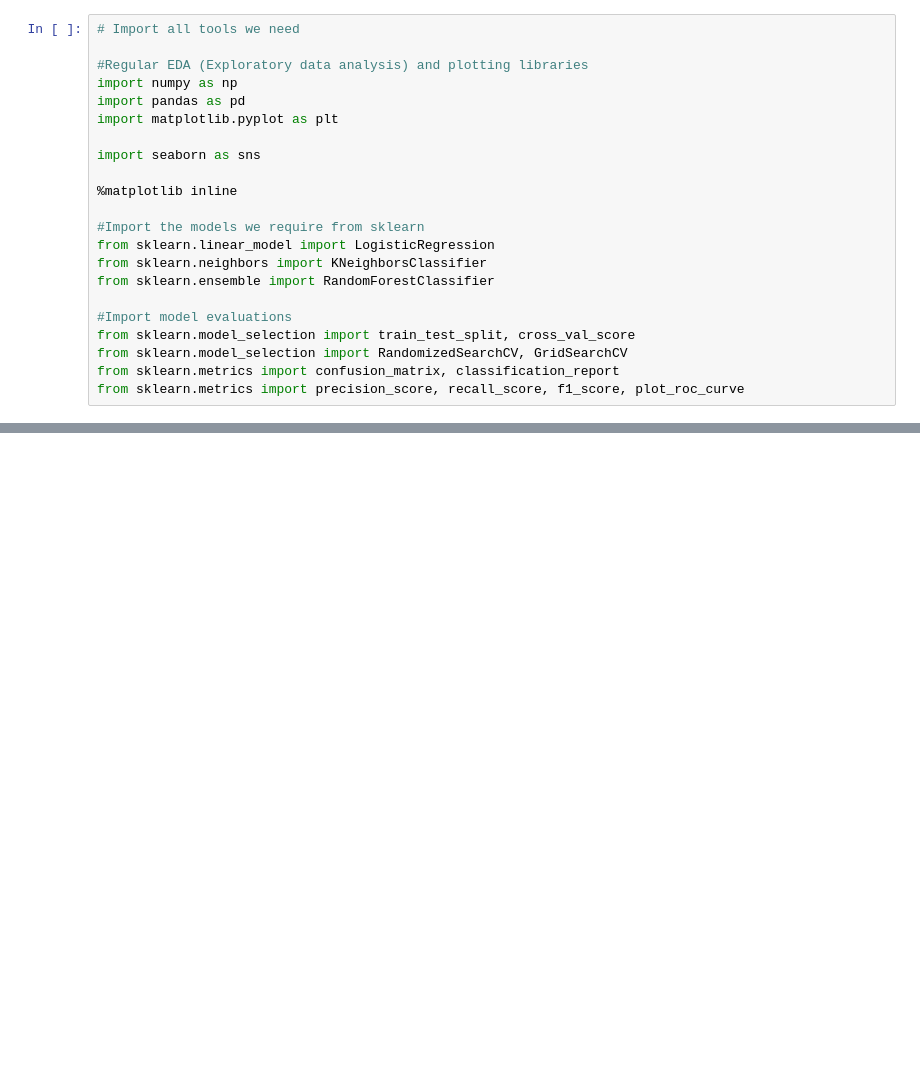
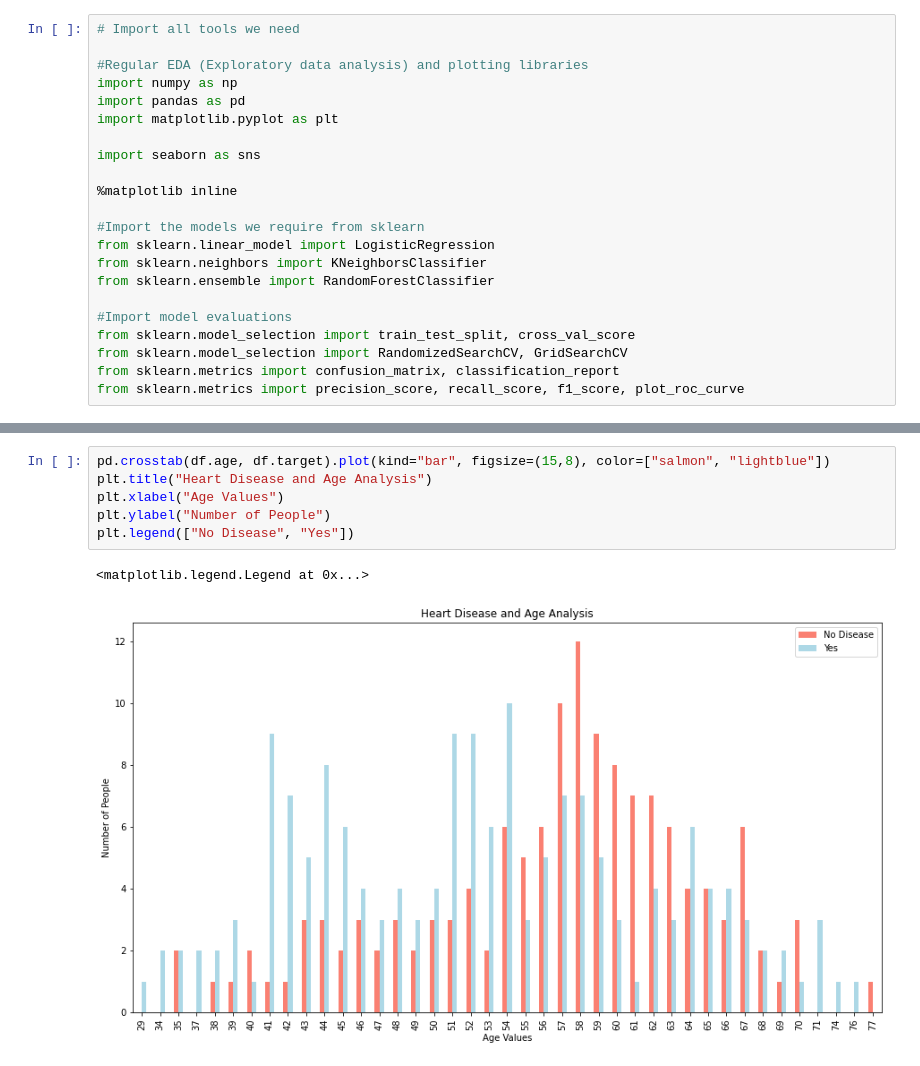
Before and after one commit to Nikhil-Patil-Web/Heart-Disease-Tracker, a Jupyter notebook: Heart-Disease-Predicter.ipynb, the cells around one changed output, grey strips where cells are left out. Cells and saved outputs as stored; diff of their text form; blank space fills up the shorter version.

```diff
--- a/Heart-Disease-Predicter.ipynb
+++ b/Heart-Disease-Predicter.ipynb
@@ -188,0 +223,9 @@ df.describe()
+# %%
+pd.crosstab(df.age, df.target).plot(kind="bar", figsize=(15,8), color=["salmon", "lightblue"])
+plt.title("Heart Disease and Age Analysis")
+plt.xlabel("Age Values")
+plt.ylabel("Number of People")
+plt.legend(["No Disease", "Yes"])
+# %% [output]
+<matplotlib.legend.Legend at 0x...>
+[figure, added]
```
Also changed, not shown: parts of 25 cells of this notebook.
